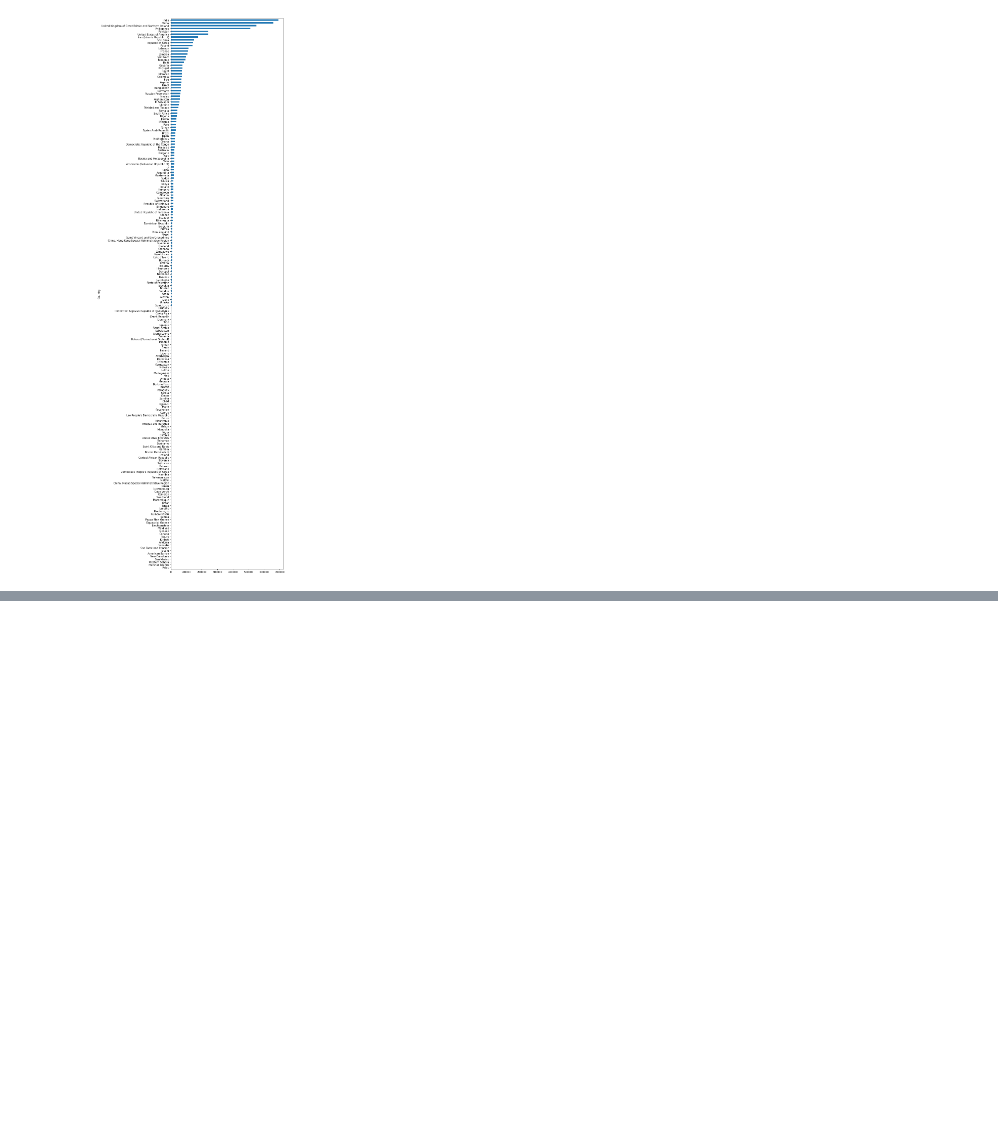
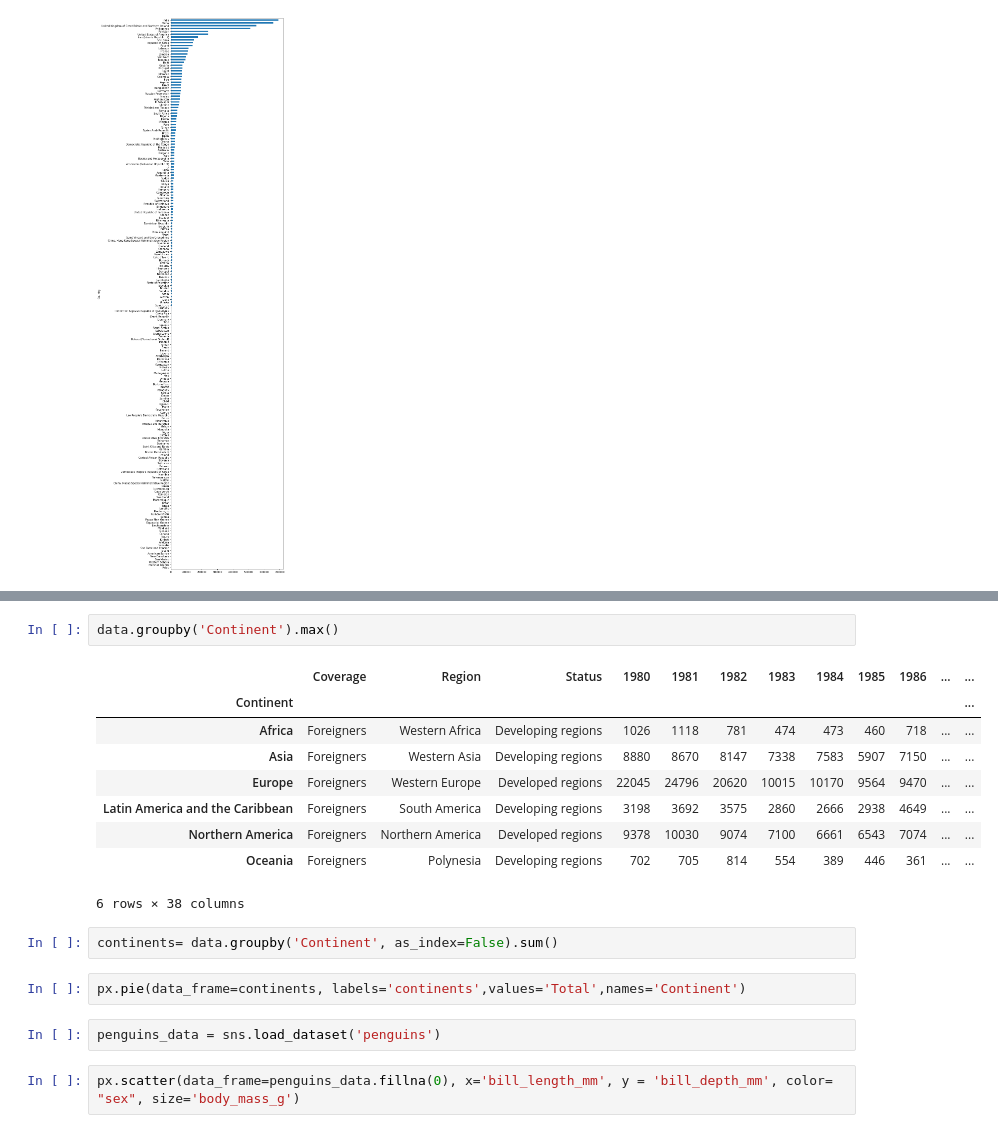
Before and after one commit to VarunDixit73/mydp, a Jupyter notebook: data_analysis/analytics.ipynb, the cells around one changed output, grey strips where cells are left out. Saved outputs shown, nothing was run; the diff lists cells and outputs as text; blank space fills up the shorter version.

```diff
--- a/data_analysis/analytics.ipynb
+++ b/data_analysis/analytics.ipynb
@@ -350,0 +408,20 @@ plt.show()
+# %%
+data.groupby('Continent').max()
+# %% [output]
+|  | Coverage | Region | Status | 1980 | 1981 | 1982 | 1983 | 1984 | 1985 | 1986 | ... | ... |
+| Continent |  |  |  |  |  |  |  |  |  |  |  | ... |
+| Africa | Foreigners | Western Africa | Developing regions | 1026 | 1118 | 781 | 474 | 473 | 460 | 718 | ... | ... |
+| Asia | Foreigners | Western Asia | Developing regions | 8880 | 8670 | 8147 | 7338 | 7583 | 5907 | 7150 | ... | ... |
+| Europe | Foreigners | Western Europe | Developed regions | 22045 | 24796 | 20620 | 10015 | 10170 | 9564 | 9470 | ... | ... |
+| Latin America and the Caribbean | Foreigners | South America | Developing regions | 3198 | 3692 | 3575 | 2860 | 2666 | 2938 | 4649 | ... | ... |
+| Northern America | Foreigners | Northern America | Developed regions | 9378 | 10030 | 9074 | 7100 | 6661 | 6543 | 7074 | ... | ... |
+| Oceania | Foreigners | Polynesia | Developing regions | 702 | 705 | 814 | 554 | 389 | 446 | 361 | ... | ... |
+6 rows × 38 columns
+# %%
+continents= data.groupby('Continent', as_index=False).sum()
+# %%
+px.pie(data_frame=continents, labels='continents',values='Total',names='Continent')
+# %%
+penguins_data = sns.load_dataset('penguins')
+# %%
+px.scatter(data_frame=penguins_data.fillna(0), x='bill_length_mm', y = 'bill_depth_mm', color= "sex", size='body_mass_g')
```
Also changed, not shown: parts of 8 cells of this notebook.
